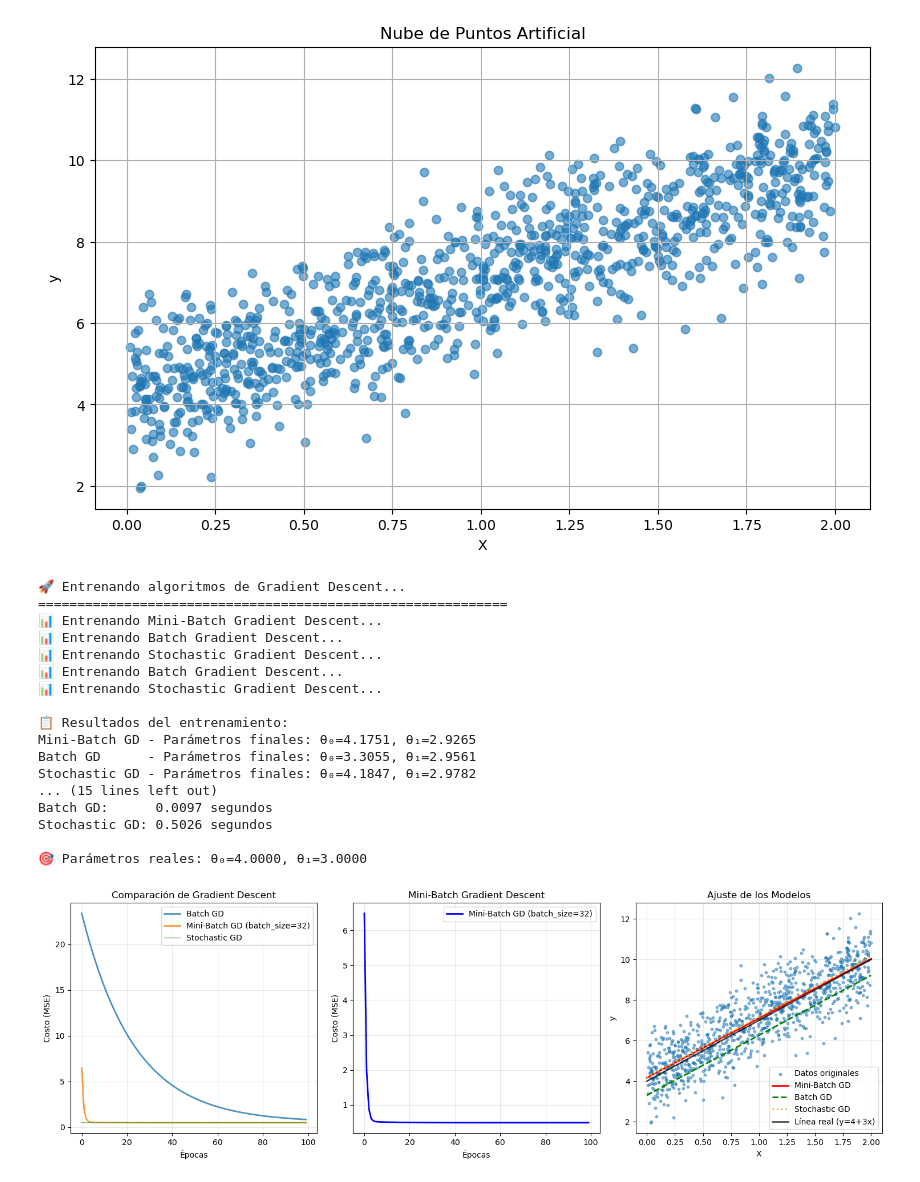
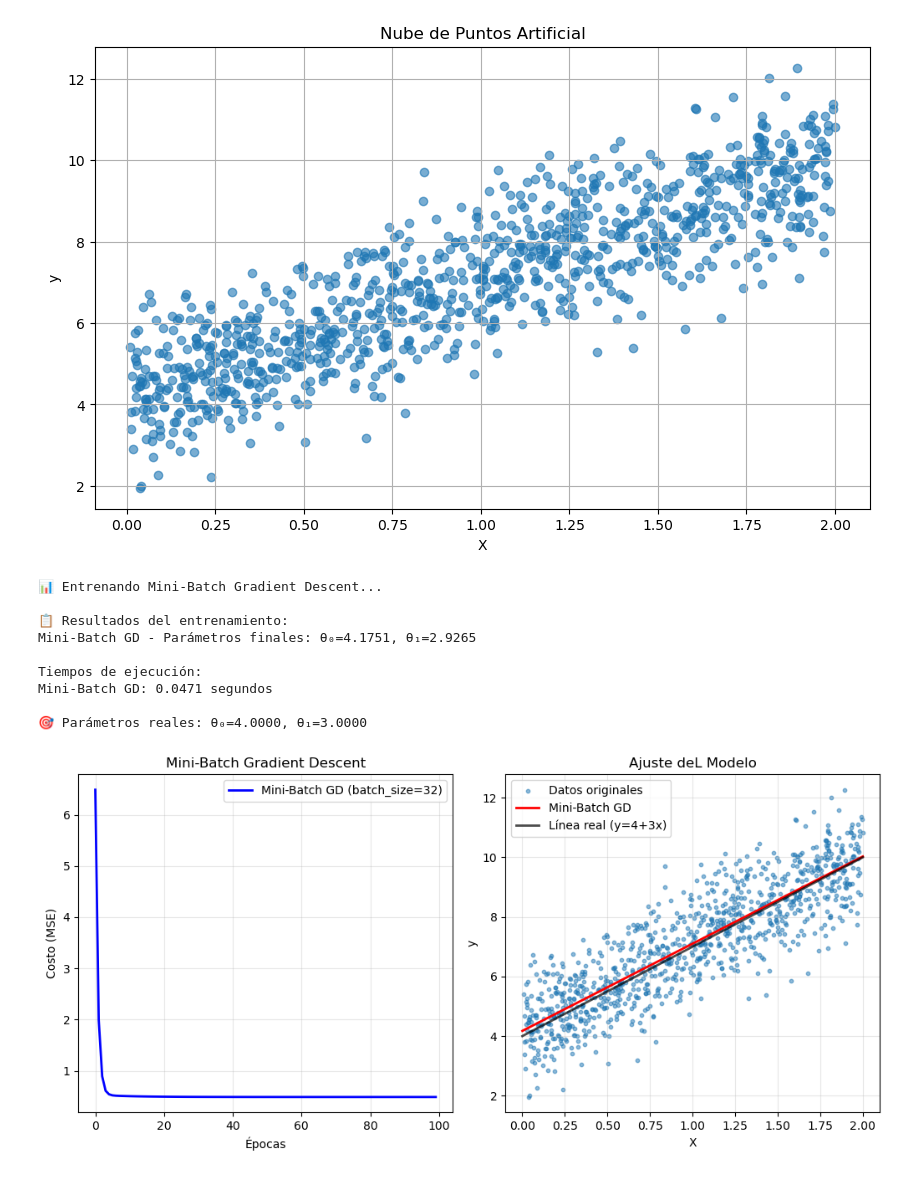
Before and after one commit to AvalosRuben/Regression-Algorithms, a Jupyter notebook: MiniBatchGradientDescent.ipynb, the cells around one changed output. Drawn from its saved outputs; the diff is of its cells as text; code cells hidden in the pictures.

```diff
--- a/MiniBatchGradientDescent.ipynb
+++ b/MiniBatchGradientDescent.ipynb
@@ -193,7 +122,4 @@ def stochastic_gradient_descent(X, y, learning_rate=0.01, n_iterations=1000, ran
 # %%
-# 4. Entrenamiento y comparación de algoritmos
-print("🚀 Entrenando algoritmos de Gradient Descent...")
-print("=" * 60)
 
 # Hiperparámetros
 learning_rate = 0.01
@@ -206,43 +132,16 @@ theta_mb, cost_history_mb, time_mb = mini_batch_gradient_descent(
     X_b, y, learning_rate, n_iterations, batch_size
 )
 
-# Entrenar Batch Gradient Descent para comparación
-print("📊 Entrenando Batch Gradient Descent...")
-theta_batch, cost_history_batch, time_batch = batch_gradient_descent(
-    X_b, y, learning_rate, n_iterations
-)
-
-# Entrenar Stochastic Gradient Descent para comparación
-print("📊 Entrenando Stochastic Gradient Descent...")
-theta_sgd, cost_history_sgd, time_sgd = stochastic_gradient_descent(
-    X_b, y, learning_rate, n_iterations
-)
-
 print("\n📋 Resultados del entrenamiento:")
 print(f"Mini-Batch GD - Parámetros finales: θ₀={theta_mb[0][0]:.4f}, θ₁={theta_mb[1][0]:.4f}")
-print(f"Batch GD      - Parámetros finales: θ₀={theta_batch[0][0]:.4f}, θ₁={theta_batch[1][0]:.4f}")
-print(f"Stochastic GD - Parámetros finales: θ₀={theta_sgd[0][0]:.4f}, θ₁={theta_sgd[1][0]:.4f}")
 print(f"\nTiempos de ejecución:")
 print(f"Mini-Batch GD: {time_mb:.4f} segundos")
-print(f"Batch GD:      {time_batch:.4f} segundos")
-print(f"Stochastic GD: {time_sgd:.4f} segundos")
 
 # Parámetros reales (conocidos): y = 4 + 3*X
 print(f"\n🎯 Parámetros reales: θ₀=4.0000, θ₁=3.0000")
 
 # 5. Visualización: Función de costo vs iteraciones
 plt.figure(figsize=(15, 5))
-
-# Subplot 1: Comparación de todas las variantes
-plt.subplot(1, 3, 1)
-plt.plot(cost_history_batch, label='Batch GD', linewidth=2, alpha=0.8)
-plt.plot(cost_history_mb, label=f'Mini-Batch GD (batch_size={batch_size})', linewidth=2, alpha=0.8)
-plt.plot(cost_history_sgd, label='Stochastic GD', linewidth=1, alpha=0.7)
-plt.xlabel('Épocas')
-plt.ylabel('Costo (MSE)')
-plt.title('Comparación de Gradient Descent')
-plt.legend()
-plt.grid(True, alpha=0.3)
 
 # Subplot 2: Focus en Mini-Batch GD
 plt.subplot(1, 3, 2)
@@ -252,45 +151,35 @@ plt.ylabel('Costo (MSE)')
 plt.title('Mini-Batch Gradient Descent')
 plt.legend()
 plt.grid(True, alpha=0.3)
 
 # Subplot 3: Ajuste final con Mini-Batch GD
 plt.subplot(1, 3, 3)
 plt.scatter(X, y, alpha=0.5, s=10, label='Datos originales')
 x_plot = np.linspace(0, 2, 100).reshape(-1, 1)
 x_plot_b = np.c_[np.ones((100, 1)), x_plot]
 y_pred_mb = x_plot_b.dot(theta_mb)
 y_pred_batch = x_plot_b.dot(theta_batch)
 y_pred_sgd = x_plot_b.dot(theta_sgd)
 
 plt.plot(x_plot, y_pred_mb, 'r-', linewidth=2, label=f'Mini-Batch GD')
-plt.plot(x_plot, y_pred_batch, 'g--', linewidth=2, label='Batch GD')
-plt.plot(x_plot, y_pred_sgd, 'orange', linestyle=':', linewidth=2, label='Stochastic GD')
 plt.plot(x_plot, 4 + 3*x_plot, 'k-', linewidth=2, alpha=0.7, label='Línea real (y=4+3x)')
 
 plt.xlabel('X')
 plt.ylabel('y')
-plt.title('Ajuste de los Modelos')
+plt.title('Ajuste deL Modelo')
 plt.legend()
 plt.grid(True, alpha=0.3)
 
 plt.tight_layout()
 plt.show()
 # %% [output]
-🚀 Entrenando algoritmos de Gradient Descent...
-============================================================
 📊 Entrenando Mini-Batch Gradient Descent...
-📊 Entrenando Batch Gradient Descent...
-📊 Entrenando Stochastic Gradient Descent...
-📊 Entrenando Batch Gradient Descent...
-📊 Entrenando Stochastic Gradient Descent...
 
 📋 Resultados del entrenamiento:
 Mini-Batch GD - Parámetros finales: θ₀=4.1751, θ₁=2.9265
-Batch GD      - Parámetros finales: θ₀=3.3055, θ₁=2.9561
-Stochastic GD - Parámetros finales: θ₀=4.1847, θ₁=2.9782
-... (15 lines left out)
-Batch GD:      0.0097 segundos
-Stochastic GD: 0.5026 segundos
+
+Tiempos de ejecución:
+Mini-Batch GD: 0.0471 segundos
 
 🎯 Parámetros reales: θ₀=4.0000, θ₁=3.0000
-[figure, old version]
+[figure, new version]
```
Also changed, not shown: parts of 7 cells of this notebook, 1 other file.
